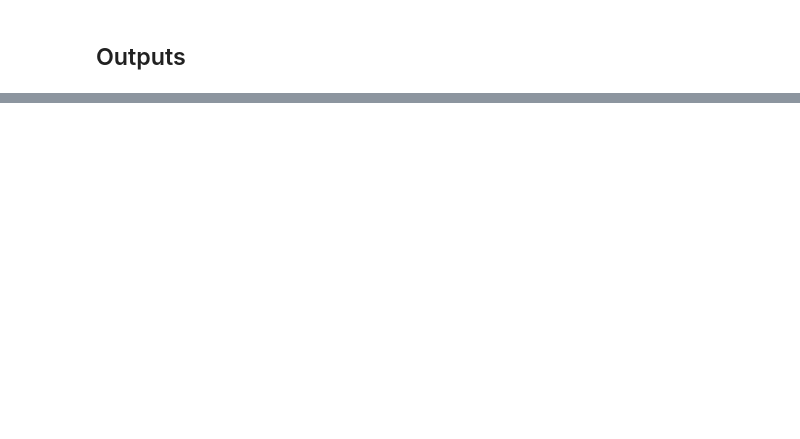
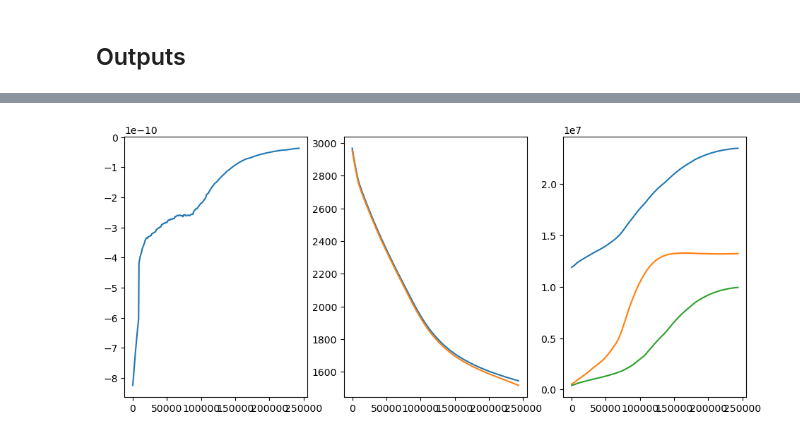
Before and after one commit to projectcuisines/chili, a Jupyter notebook: intercomparison/inputs/moai/evolution-moai-earth-config.ipynb, the cells around one changed output, grey strips where cells are left out. Saved outputs shown, nothing was run; the diff lists cells and outputs as text; code cells hidden in the pictures; blank space fills up the shorter version.

```diff
--- a/intercomparison/inputs/moai/evolution-moai-earth-config.ipynb
+++ b/intercomparison/inputs/moai/evolution-moai-earth-config.ipynb
@@ -43,12 +76,20 @@ stellar_irradiation = 1./4*flux1AU/(semimajor_axis**2)*(1.-Bond_albedo)
 ### Thermal evolution model
 # %%
 # create MO
+from physics.eos import eos_book
+from physics.viscosity import eta_mixed_phase
+N = 50
 MO = magma_ocean(T0,
                  p_CMB,
-                 #eos={'rho':eos_book['rho']['MK19l'],'alpha':eos_book['alpha']['N19'],'cp':eos_book['cp']['cst']},
+                 eos={'rho':eos_book['rho']['MK19l'],
+                      'alpha':eos_book['alpha']['N19'],
+                      'cp':eos_book['cp']['cst'],
+                      'kappa':lambda p,T:np.ones(N)*1e-6,
+                      'eta':lambda p,T:eta_mixed_phase(p,T,mc_book['Earth'].getMeltFraction(p,T))},
                  g=g,
                  R=Rp,
-                 ConvCum=True)
+                 ConvCum=True,
+                 N=50)
 
 # add melting curves
 from physics.phase_change.refractories import mc_book
@@ -57,3 +100,7 @@ MO.updateT_pot(max(MO.T_pot_lookup))
+# %%
+while MO.adiabat.getT(MO.p_CMB) < MO.mc.getTliq(MO.p_CMB):
+    MO.updateT_pot(MO.adiabat.T_pot+1)
+    #print(MO.adiabat.getT(MO.p_CMB),MO.mc.getTliq(MO.p_CMB))
 # %% [markdown]
 ### Redox model
 # %%
@@ -111,0 +154,6 @@ MO.atm = atmosphere(list(MO.atm.species.values()),
+# %%
+MO.t = 50e6*y2s
+def update_T_eq(t,atm):
+    T_eq = (F_bol(t/y2s,semimajor_axis)/4/np.cos(solar_zenith_angle)*(1.-Bond_albedo)/Stefan_Boltzmann)**0.25
+    MO.atm.T_eq = T_eq
+MO.setParametrization('T_eq',lambda var:update_T_eq(var['t'],var['atm']),['t','atm'],channel='post-spec',ptype='action')
@@ -153,8 +213,5 @@ def flux_residual(MO,T):
     # now need to update composition (can be altered by condensation) and tempreature profiles
     MO.atm.radiation.set_gas({sp:np.flipud(MO.atm.profiles['molar fraction'][sp]) for sp in MO.atm.species})
     MO.atm.radiation.set_T_profile(np.flipud(MO.atm.profiles['temperature']))
-    return MO.BL.getFlux()+stellar_irradiation-MO.atm.getOLR()
+    return MO.BL.getFlux()+MO.atm.getASR()-MO.atm.getOLR()
 MO.flux_residual = flux_residual
-
-MO.atm.stellar_irradiation = stellar_irradiation
-MO.RK4_step(0)
@@ -193,0 +295,20 @@ while MO.M_system/ts('M_sys')[0] > 0.01:
+# %%
+plt.subplot(131)
+plt.plot(ts('time')[1:]/y2s-50e6,np.gradient(ts('T_pot')[1:],ts('time')[1:]))
+#plt.plot(ts2('time')/y2s,np.gradient(ts2('T_pot'),ts2('time')))
+#plt.plot(ts3('time')/y2s,np.gradient(ts3('T_pot'),ts3('time')))
+
+plt.subplot(132)
+plt.plot(ts('time')[1:]/y2s-50e6,ts('T_pot')[1:])
+plt.plot(ts('time')[1:]/y2s-50e6,ts('T_surf')[1:])
+#plt.plot(ts2('time')/y2s,ts2('T_pot'))
+#plt.plot(ts3('time')/y2s,ts3('T_pot'))
+
+plt.subplot(133)
+plt.plot(ts('time')[1:]/y2s-50e6,ts('p_tot')[1:])
+plt.plot(ts('time')[1:]/y2s-50e6,ts('p_CO2')[1:])
+plt.plot(ts('time')[1:]/y2s-50e6,ts('p_H2O')[1:])
+
+plt.subplots_adjust(right=1.5)
+# %% [output]
+[figure, added]
```
Also changed, not shown: parts of 32 cells of this notebook, 12 other files.
